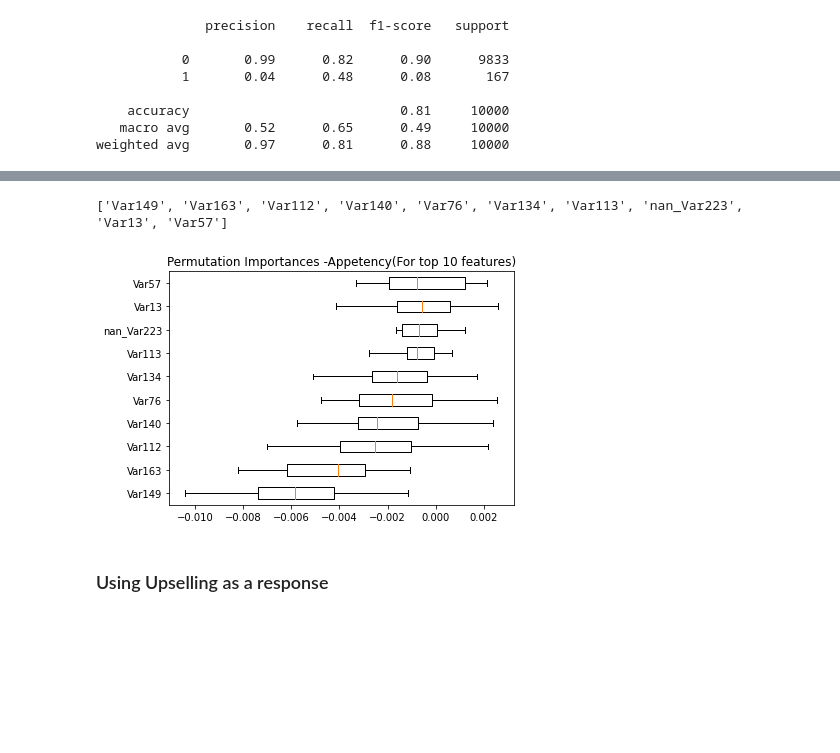
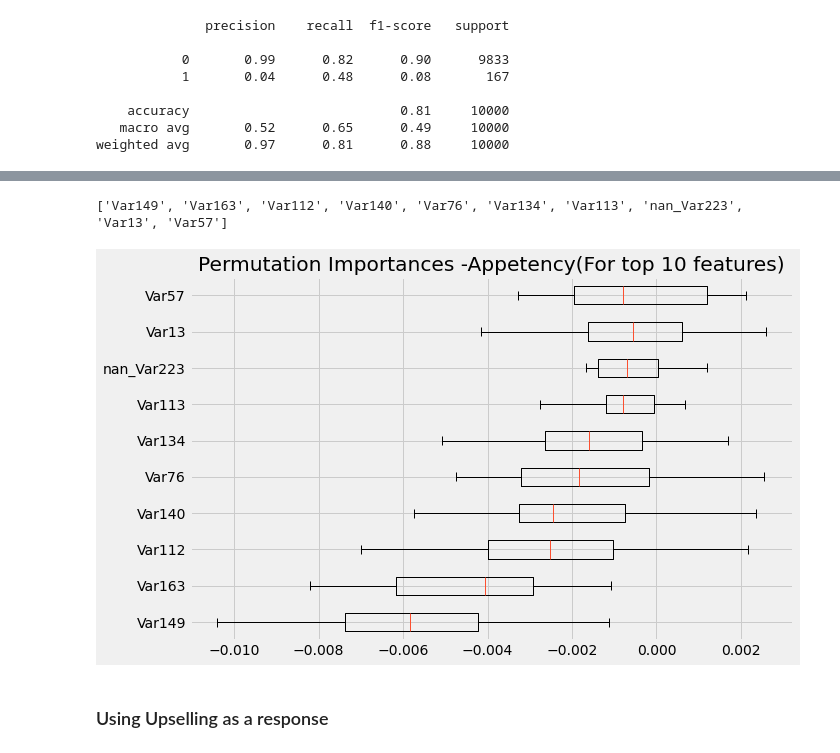
Before and after one commit to HarshithaKolukuluru/Customer-Relationship-Prediction, a Jupyter notebook: model_training_and_evaluation.ipynb, the cells around one changed output, grey strips where cells are left out. Saved outputs shown, nothing was run; the diff lists cells and outputs as text; code cells hidden in the pictures; blank space fills up the shorter version.

```diff
--- a/model_training_and_evaluation.ipynb
+++ b/model_training_and_evaluation.ipynb
@@ -566,13 +574,13 @@ plt.show()
 # %%
-sorted_idx = perm.importances_mean.argsort()[:10]
+sorted_idx = perm_importance.importances_mean.argsort()[:10]
 top_features = []
 for c in sorted_idx:
-  top_features.append(X_train.columns[c])
+  top_features.append(X_train_c.columns[c])
 print(top_features)
 
-fig, ax = plt.subplots()
-ax.boxplot(perm.importances[sorted_idx].T,
-           vert=False, labels=X_test.columns[sorted_idx])
+fig, ax = plt.subplots(figsize=(10, 6))
+ax.boxplot(perm_importance.importances[sorted_idx].T,
+           vert=False, labels=X_test_c.columns[sorted_idx])
 ax.set_title("Permutation Importances-Churn(For top 10 features)")
 fig.tight_layout()
 plt.show()
@@ -583,7 +591,7 @@ plt.show()
 ### Using Appentency as a response
 # %%
 # split data
-X_train, X_test, y_train, y_test = train_test_split(X, y_appetency, test_size = 0.2,random_state=42 )
+X_train_a, X_test_a, y_train_a, y_test_a = train_test_split(X, y_appetency, test_size = 0.2,random_state=42 )
 # %%
 # create a transformer for the categorical values
 # categorical_transformer = Pipeline(steps=[
@@ -611,7 +619,7 @@ clf1 = Pipeline(steps=[('preprocessor', preprocessor),
                            random_state=42))],
               verbose=False)
 
-clf1.fit(X_train, y_train)
+clf1.fit(X_train_a, y_train_a)
 # %%
 # load the model
 clf1 = joblib.load('../models/gradient_boost/gradient_appetency.pkl')
@@ -657,0 +653,17 @@ plt.show()
+# %%
+perm_importance1 = permutation_importance(clf1, scoring='f1',X=X_test_a, y=y_test_a,n_repeats=20,random_state=0)
+sorted_idx = perm_importance.importances_mean.argsort()[::-1]
+
+features = []
+for i in range(10):
+    features.append(X_test_a.columns[sorted_idx[i]])
+
+fig, ax = plt.subplots(figsize=(15,5))
+
+sns.barplot(x=features, y= perm_importance1.importances_mean[sorted_idx[range(10)]],\
+label="Important Features", palette=("Blues_d"),ax=ax).\
+set_title('Feature Importance for Appetency')
+
+ax.set(xlabel="Columns", ylabel = "Importance")
+plt.xticks(rotation=20)
+plt.show()
@@ -658,19 +672,19 @@ plt.show()
 # %%
-sorted_idx1 = perm1.importances_mean.argsort()[:10]
+sorted_idx1 = perm_importance1.importances_mean.argsort()[:10]
 top_features1 = []
 for c in sorted_idx1:
-  top_features1.append(X_train.columns[c])
+  top_features1.append(X_train_a.columns[c])
 print(top_features1)
 
-fig, ax = plt.subplots()
-ax.boxplot(perm1.importances[sorted_idx1].T,
-           vert=False, labels=X_test.columns[sorted_idx1])
+fig, ax = plt.subplots(figsize=(10, 6))
+ax.boxplot(perm_importance1.importances[sorted_idx1].T,
+           vert=False, labels=X_test_a.columns[sorted_idx1])
 ax.set_title("Permutation Importances -Appetency(For top 10 features)")
 fig.tight_layout()
 plt.show()
 # %% [output]
 ['Var149', 'Var163', 'Var112', 'Var140', 'Var76', 'Var134', 'Var113', 'nan_Var223', 'Var13', 'Var57']
-[figure, old version]
+[figure, new version]
 # %% [markdown]
 ### Using Upselling as a response
 # %%
```
Also changed, not shown: parts of 34 cells of this notebook.
